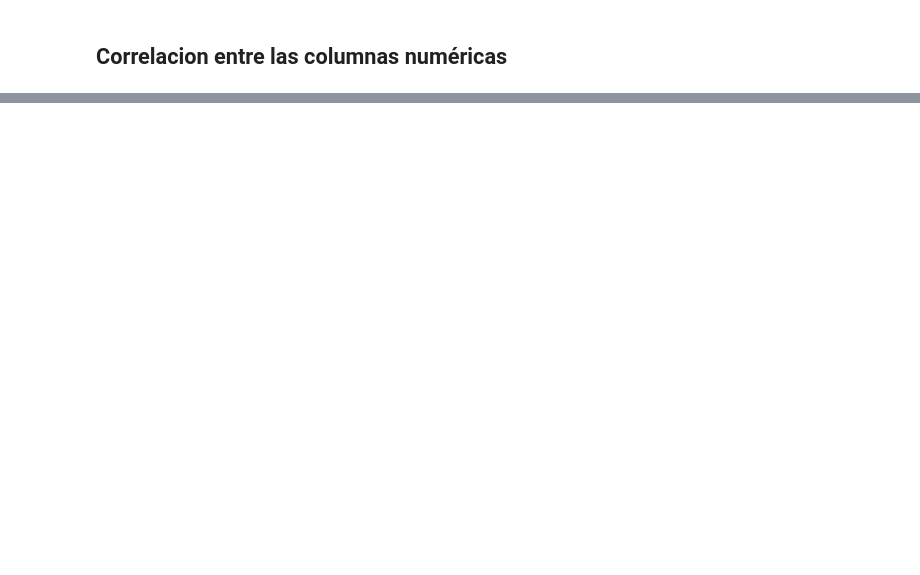
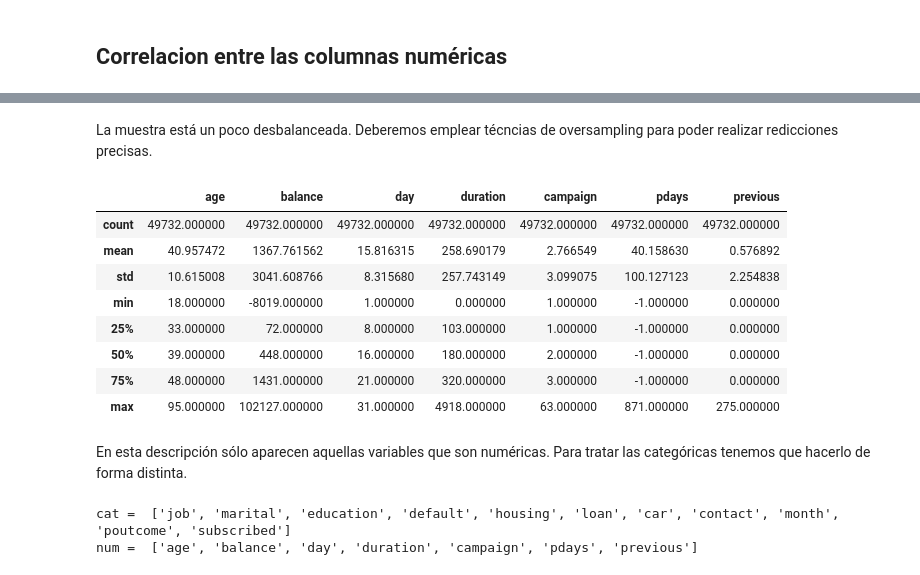
Before and after one commit to mariol-lamas/PFG-UNAV-G4, a Jupyter notebook: Src/Initial_Exp/eda.ipynb, the cells around one changed output, grey strips where cells are left out. Saved outputs shown, nothing was run; the diff lists cells and outputs as text; code cells hidden in the pictures; blank space fills up the shorter version.

```diff
--- a/Src/Initial_Exp/eda.ipynb
+++ b/Src/Initial_Exp/eda.ipynb
@@ -80,0 +183,30 @@ sns.heatmap(data.select_dtypes(include='number').corr(),annot=True)
+# %% [markdown]
+La muestra está un poco desbalanceada. Deberemos emplear técncias de oversampling para poder realizar redicciones precisas.
+# %%
+data.describe()
+# %% [output]
+|  | age | balance | day | duration | campaign | pdays | previous |
+| count | 49732.000000 | 49732.000000 | 49732.000000 | 49732.000000 | 49732.000000 | 49732.000000 | 49732.000000 |
+| mean | 40.957472 | 1367.761562 | 15.816315 | 258.690179 | 2.766549 | 40.158630 | 0.576892 |
+| std | 10.615008 | 3041.608766 | 8.315680 | 257.743149 | 3.099075 | 100.127123 | 2.254838 |
+| min | 18.000000 | -8019.000000 | 1.000000 | 0.000000 | 1.000000 | -1.000000 | 0.000000 |
+| 25% | 33.000000 | 72.000000 | 8.000000 | 103.000000 | 1.000000 | -1.000000 | 0.000000 |
+| 50% | 39.000000 | 448.000000 | 16.000000 | 180.000000 | 2.000000 | -1.000000 | 0.000000 |
+| 75% | 48.000000 | 1431.000000 | 21.000000 | 320.000000 | 3.000000 | -1.000000 | 0.000000 |
+| max | 95.000000 | 102127.000000 | 31.000000 | 4918.000000 | 63.000000 | 871.000000 | 275.000000 |
+# %% [markdown]
+En esta descripción sólo aparecen aquellas variables que son numéricas.
+Para tratar las categóricas tenemos que hacerlo de forma distinta.
+# %%
+cat=[] #variables categóricas
+num=[] #variables numéricas
+for i in data.columns:
+  if data[i].dtype=='object':
+    cat.append(i)
+  else:
+    num.append(i)
+print('cat = ',cat)
+print('num = ',num)
+# %% [output]
+cat =  ['job', 'marital', 'education', 'default', 'housing', 'loan', 'car', 'contact', 'month', 'poutcome', 'subscribed']
+num =  ['age', 'balance', 'day', 'duration', 'campaign', 'pdays', 'previous']
```
Also changed, not shown: parts of 22 cells of this notebook, 2 other files.
